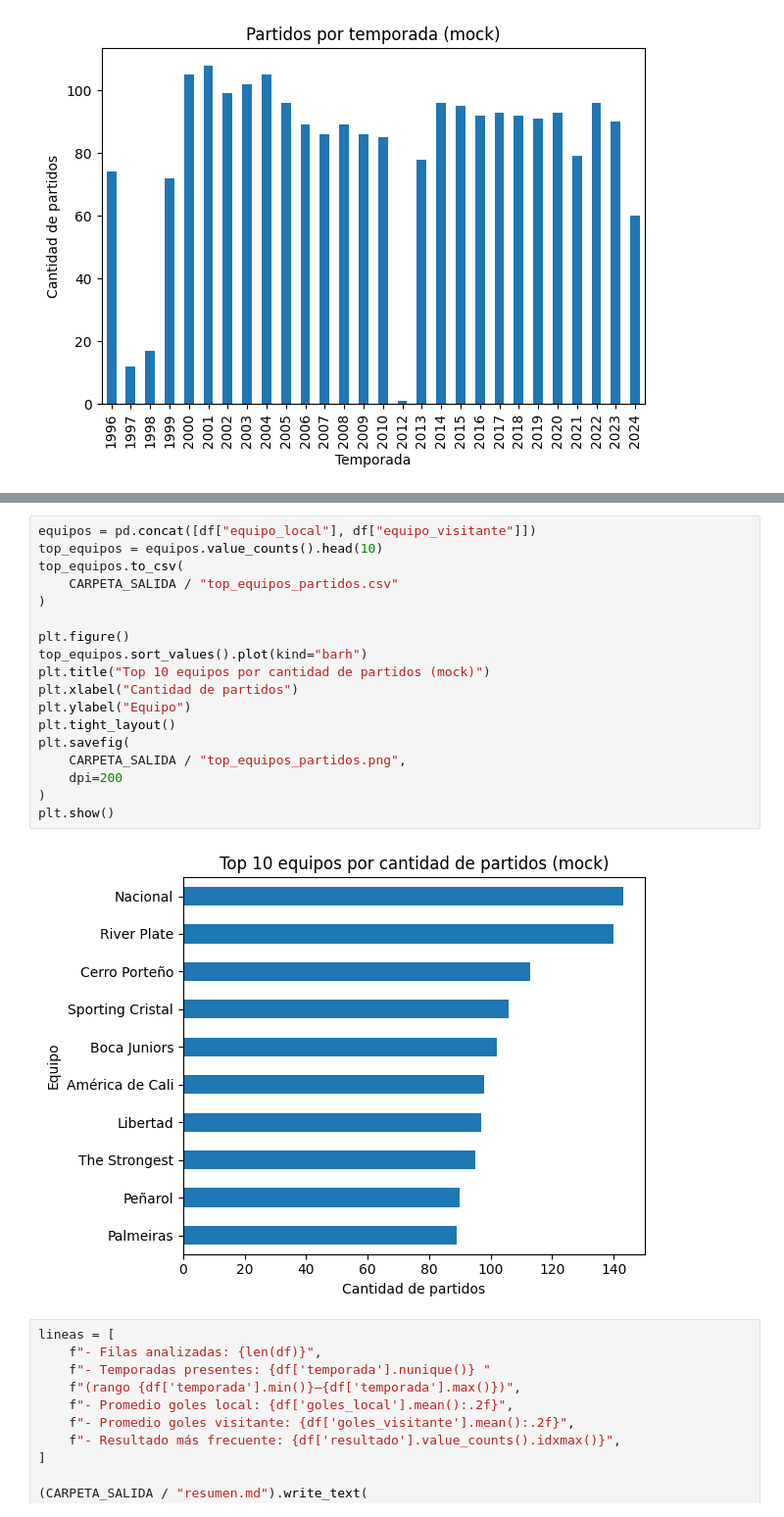
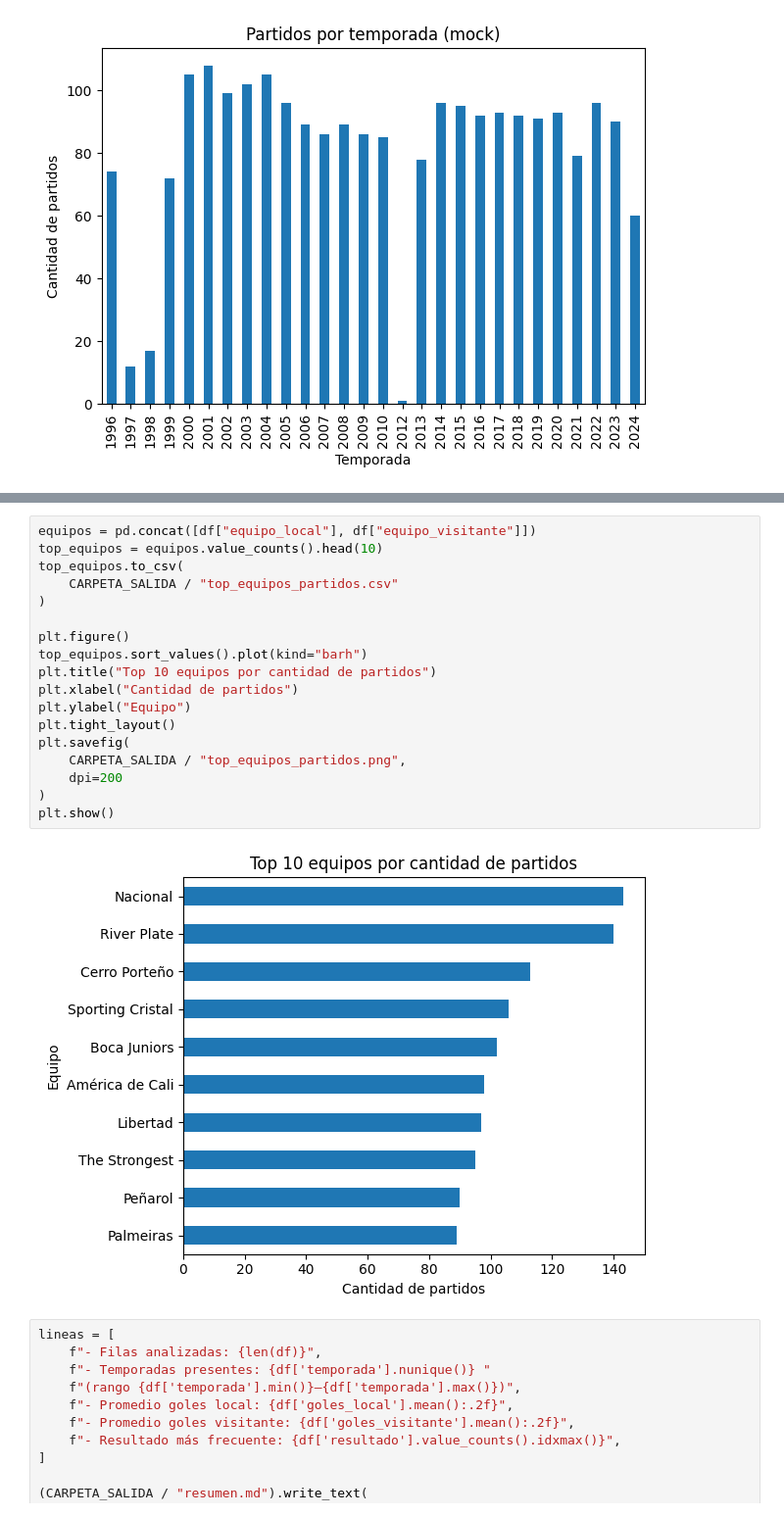
Before and after one commit to lolookw/Libertadores-1996-2024, a Jupyter notebook: notebooks/01_eda_mock.ipynb, the cells around one changed output, grey strips where cells are left out. Shown at 98% size. Saved outputs shown, nothing was run; the diff lists cells and outputs as text.

```diff
--- a/notebooks/01_eda_mock.ipynb
+++ b/notebooks/01_eda_mock.ipynb
@@ -170,23 +170,23 @@ plt.show()
 # %%
 equipos = pd.concat([df["equipo_local"], df["equipo_visitante"]])
 top_equipos = equipos.value_counts().head(10)
 top_equipos.to_csv(
     CARPETA_SALIDA / "top_equipos_partidos.csv"
 )
 
 plt.figure()
 top_equipos.sort_values().plot(kind="barh")
-plt.title("Top 10 equipos por cantidad de partidos (mock)")
+plt.title("Top 10 equipos por cantidad de partidos")
 plt.xlabel("Cantidad de partidos")
 plt.ylabel("Equipo")
 plt.tight_layout()
 plt.savefig(
     CARPETA_SALIDA / "top_equipos_partidos.png",
     dpi=200
 )
 plt.show()
 # %% [output]
-[figure, old version]
+[figure, new version]
 # %%
 lineas = [
     f"- Filas analizadas: {len(df)}",
```
Also changed, not shown: parts of 10 cells of this notebook, 8 other files.
